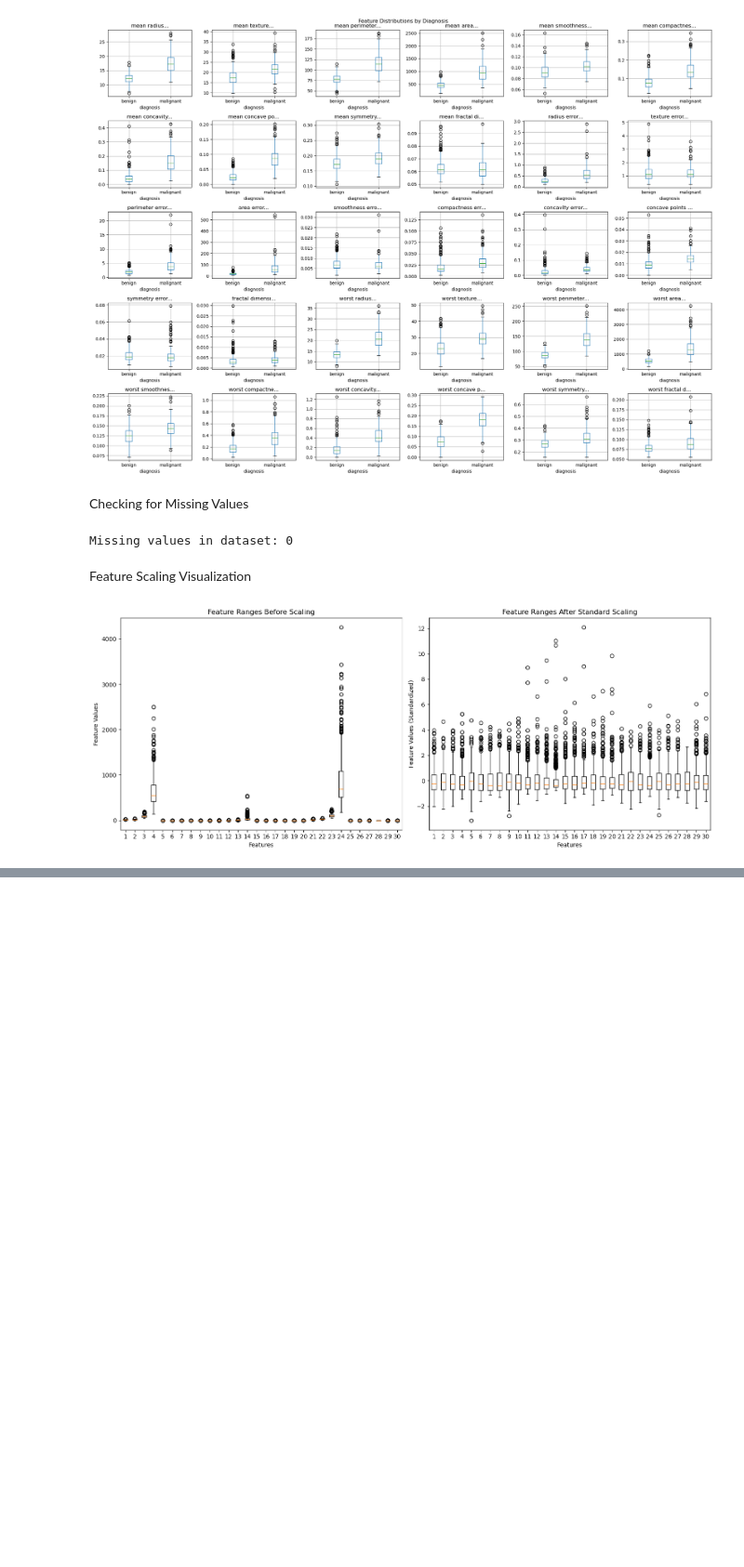
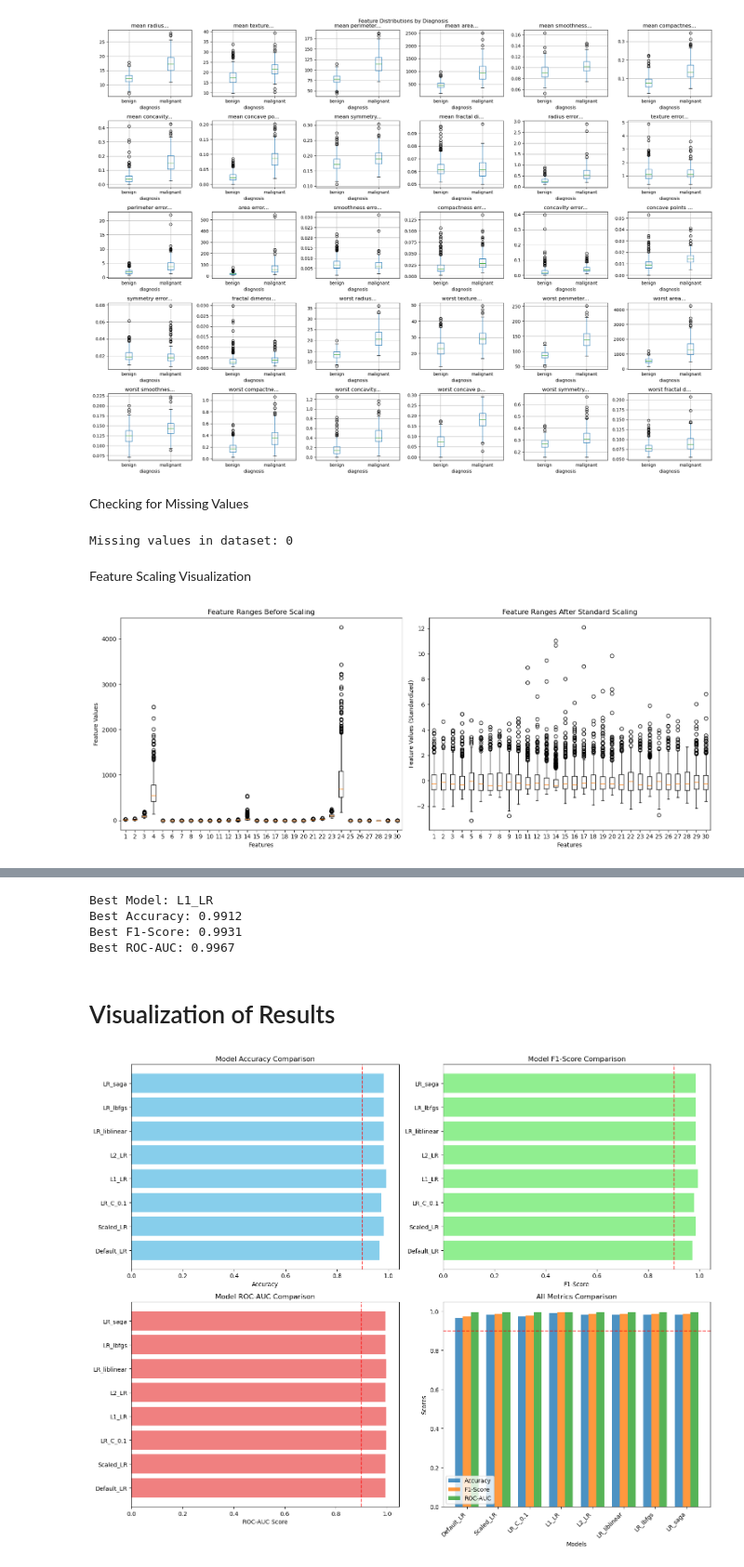
Before and after one commit to SobhanEyvazipoor/Homework-2, a Jupyter notebook: Exercise_1.ipynb, the cells around one changed output, grey strips where cells are left out. Shown at 93% size. Saved outputs shown, nothing was run; the diff lists cells and outputs as text; code cells hidden in the pictures; blank space fills up the shorter version.

```diff
--- a/Exercise_1.ipynb
+++ b/Exercise_1.ipynb
@@ -157,0 +160,3 @@ plt.show()
+# %%
+models = {}
+results = {}
@@ -157,0 +227,7 @@ plt.show()
+# %%
+model = Pipeline([
+    ('scaler', StandardScaler()),
+    ('lr', LogisticRegression(penalty='l1', solver='liblinear', random_state=42))
+])
+model.fit(X_train, y_train)
+models['L1_LR'] = model
@@ -157,0 +236,7 @@ plt.show()
+# %%
+model = Pipeline([
+    ('scaler', StandardScaler()),
+    ('lr', LogisticRegression(penalty='l2', random_state=42))
+])
+model.fit(X_train, y_train)
+models['L2_LR'] = model
@@ -157,0 +291,3 @@ plt.show()
+# %%
+for name, model in models.items():
+    results[name] = evaluate_model(model, X_test, y_test, name)
@@ -157,0 +313,57 @@ plt.show()
+# %%
+best_model_name = summary_df.loc[summary_df['Accuracy'].idxmax(), 'Model']
+best_result = results[best_model_name]
+print(f"\nBest Model: {best_model_name}")
+print(f"Best Accuracy: {best_result['accuracy']:.4f}")
+print(f"Best F1-Score: {best_result['f1_score']:.4f}")
+print(f"Best ROC-AUC: {best_result['roc_auc']:.4f}")
+# %% [output]
+Best Model: L1_LR
+Best Accuracy: 0.9912
+Best F1-Score: 0.9931
+Best ROC-AUC: 0.9967
+# %% [markdown]
+# Visualization of Results
+# %%
+fig, axes = plt.subplots(2, 2, figsize=(15, 12))
+
+# Accuracy
+models_names = list(results.keys())
+accuracies = [results[name]['accuracy'] for name in models_names]
+axes[0,0].barh(models_names, accuracies, color='skyblue')
+axes[0,0].set_title('Model Accuracy Comparison')
+axes[0,0].set_xlabel('Accuracy')
+axes[0,0].axvline(x=0.9, color='red', linestyle='--', alpha=0.7, label='90% Baseline')
+
+# F1-Score
+f1_scores = [results[name]['f1_score'] for name in models_names]
+axes[0,1].barh(models_names, f1_scores, color='lightgreen')
+axes[0,1].set_title('Model F1-Score Comparison')
+axes[0,1].set_xlabel('F1-Score')
+axes[0,1].axvline(x=0.9, color='red', linestyle='--', alpha=0.7, label='90% Baseline')
+
+# ROC-AUC
+roc_aucs = [results[name]['roc_auc'] for name in models_names]
+axes[1,0].barh(models_names, roc_aucs, color='lightcoral')
+axes[1,0].set_title('Model ROC-AUC Comparison')
+axes[1,0].set_xlabel('ROC-AUC Score')
+axes[1,0].axvline(x=0.9, color='red', linestyle='--', alpha=0.7, label='90% Baseline')
+
+# All metrics together
+x_pos = np.arange(len(models_names))
+width = 0.25
+axes[1,1].bar(x_pos - width, accuracies, width, label='Accuracy', alpha=0.8)
+axes[1,1].bar(x_pos, f1_scores, width, label='F1-Score', alpha=0.8)
+axes[1,1].bar(x_pos + width, roc_aucs, width, label='ROC-AUC', alpha=0.8)
+axes[1,1].set_title('All Metrics Comparison')
+axes[1,1].set_xlabel('Models')
+axes[1,1].set_ylabel('Scores')
+axes[1,1].set_xticks(x_pos)
+axes[1,1].set_xticklabels(models_names, rotation=45, ha='right')
+axes[1,1].legend()
+axes[1,1].axhline(y=0.9, color='red', linestyle='--', alpha=0.7, label='90% Baseline')
+
+plt.tight_layout()
+plt.show()
+# %% [output]
+[figure, added]
```
Also changed, not shown: parts of 32 cells of this notebook.
